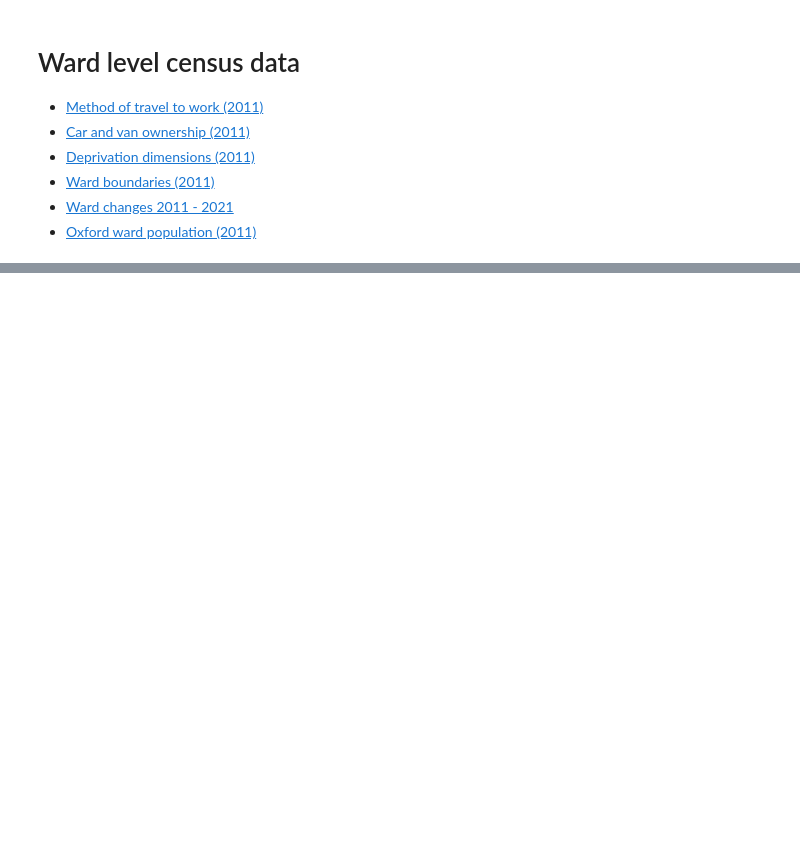
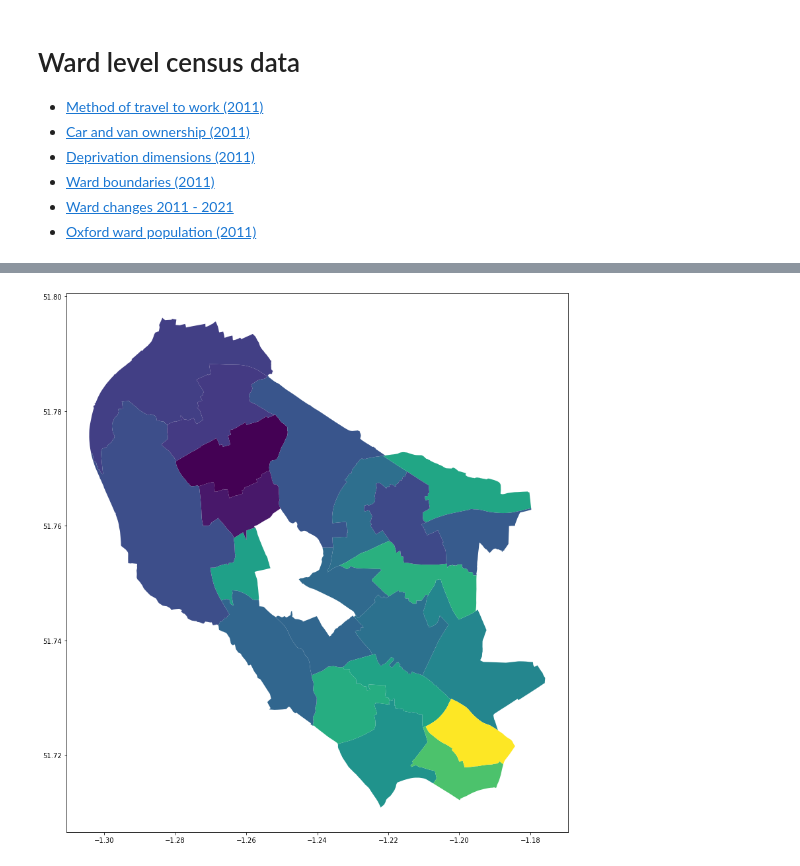
Before and after one commit to annarailton/transport-analysis, a Jupyter notebook: census_ward_level_data/census_ward_level_data.ipynb, the cells around one changed output, grey strips where cells are left out. Saved outputs shown, nothing was run; the diff lists cells and outputs as text; code cells hidden in the pictures; blank space fills up the shorter version.

```diff
--- a/census_ward_level_data/census_ward_level_data.ipynb
+++ b/census_ward_level_data/census_ward_level_data.ipynb
@@ -20,0 +122,14 @@ import numpy as np
+# %%
+deprivation_data_file = 'data/deprivation_2011.csv'
+df_deprivation = pd.read_csv(deprivation_data_file)
+# %%
+# Filter to only include the wards we want
+df_deprivation = df_deprivation[df_deprivation['geography code'].isin(valid_geo_codes)]
+# %%
+# Add column for average number of deprivation indices by ward
+def average_deprivation_index(num_households, num_households_zero, num_households_one, num_households_two, num_households_three, num_households_four):
+    return (0 * int(num_households_zero) + 1 * int(num_households_one) + 2 * int(num_households_two) + 3 * int(num_households_three) + 4 * int(num_households_four)) / int(num_households)
+
+cols = df_deprivation.columns
+df_deprivation['average_deprivation_index'] = df_deprivation.apply(lambda x: average_deprivation_index(
+    x[cols[4]], x[cols[5]], x[cols[6]], x[cols[7]], x[cols[8]], x[cols[9]]), axis=1)
@@ -20,0 +145,3 @@ import numpy as np
+# %%
+# Merge deprivation data with ward data, adding average deprivation index to df_ward_geo
+df_ward_geo = df_ward_geo.merge(df_deprivation[['geography code', 'average_deprivation_index']], left_on='geo_code', right_on='geography code')
@@ -20,0 +168,6 @@ import numpy as np
+# %%
+f, ax = plt.subplots(1, figsize=(15, 15))
+ax = df_ward_geo.plot(column='average_deprivation_index' ,ax=ax)
+plt.show()
+# %% [output]
+[figure, added]
```
Also changed, not shown: parts of 35 cells of this notebook.
